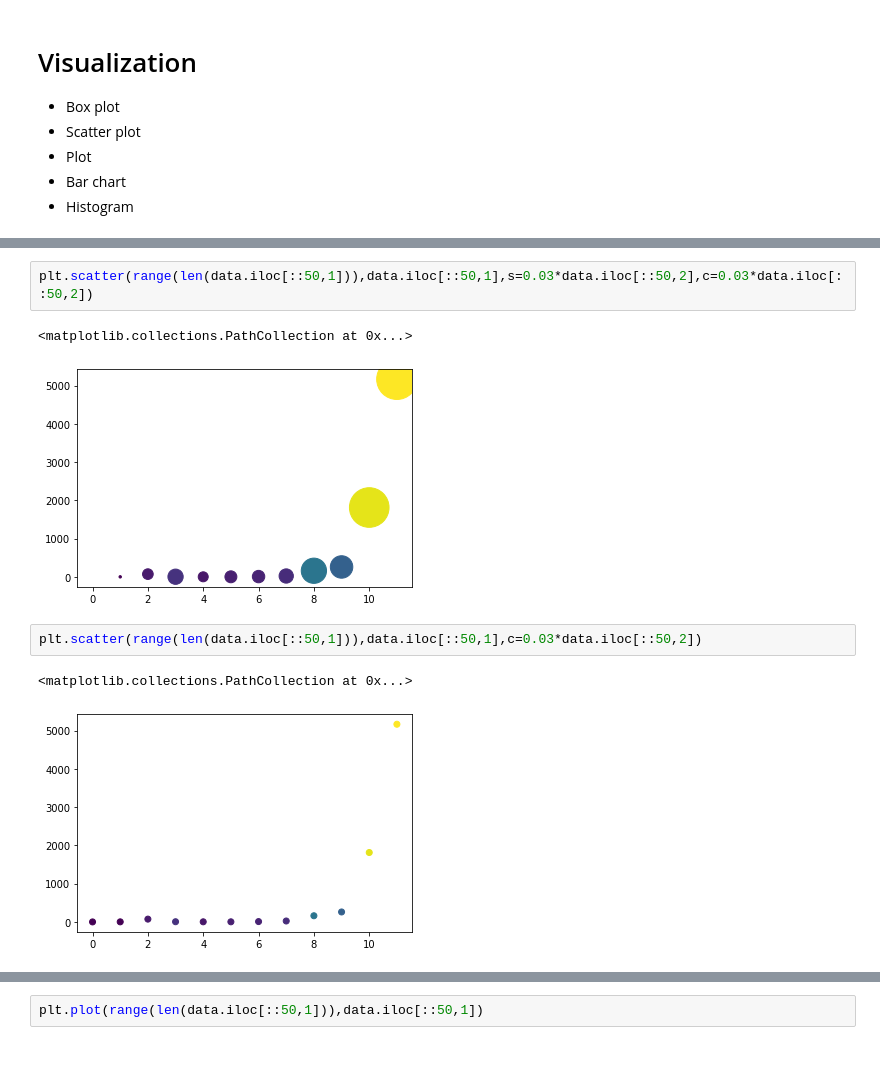
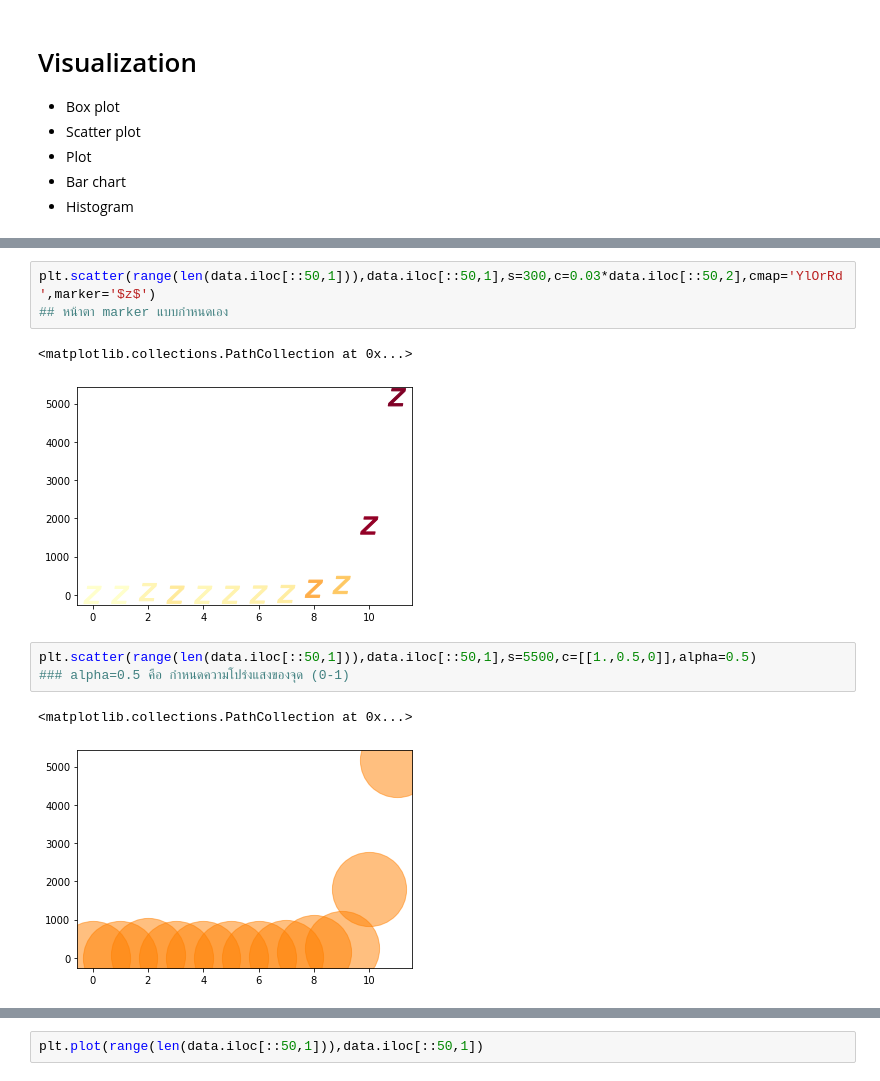
Before and after one commit to jittakorn-ch/DWDM21, a Jupyter notebook: Data_Visualization.ipynb, the cells around one changed output, grey strips where cells are left out. Cells and saved outputs as stored; diff of their text form.

```diff
--- a/Data_Visualization.ipynb
+++ b/Data_Visualization.ipynb
@@ -74,10 +158,12 @@ plt.scatter(range(len(data.iloc[::50,1])),data.iloc[::50,1],s=0.03*data.iloc[::5
 # %%
-plt.scatter(range(len(data.iloc[::50,1])),data.iloc[::50,1],s=0.03*data.iloc[::50,2],c=0.03*data.iloc[::50,2])
+plt.scatter(range(len(data.iloc[::50,1])),data.iloc[::50,1],s=300,c=0.03*data.iloc[::50,2],cmap='YlOrRd',marker='$z$')
+## หน้าตา marker แบบกำหนดเอง
 # %% [output]
 <matplotlib.collections.PathCollection at 0x...>
-[figure, old version]
+[figure, new version]
 # %%
-plt.scatter(range(len(data.iloc[::50,1])),data.iloc[::50,1],c=0.03*data.iloc[::50,2])
+plt.scatter(range(len(data.iloc[::50,1])),data.iloc[::50,1],s=5500,c=[[1.,0.5,0]],alpha=0.5)
+### alpha=0.5 คือ กำหนดความโปร่งแสงของจุด (0-1)
 # %% [output]
 <matplotlib.collections.PathCollection at 0x...>
-[figure, old version]
+[figure, new version]
```
Also changed, not shown: parts of 50 cells of this notebook.
